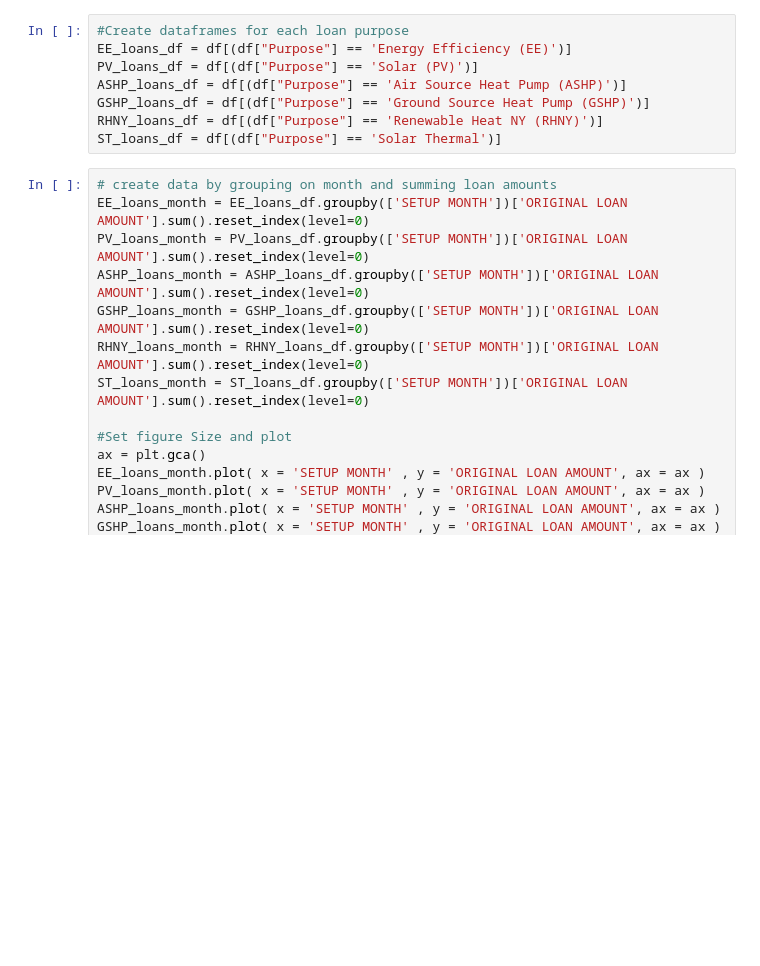
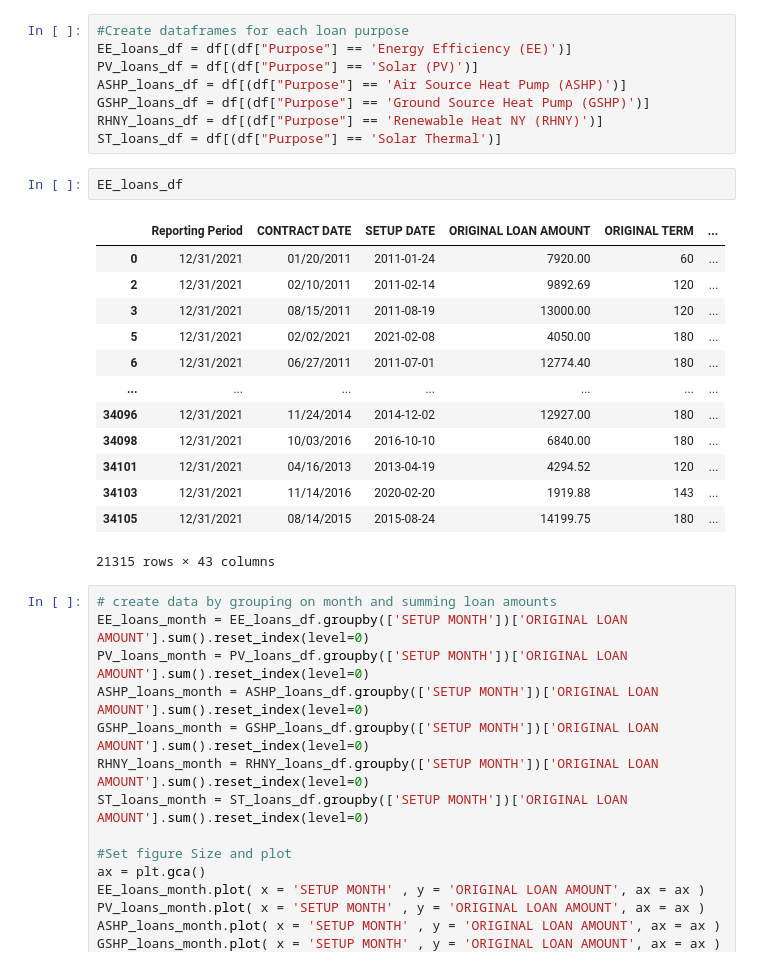
Before and after one commit to jlixander/GJGNY_Analysis, a Jupyter notebook: GJGNY_Analysis.ipynb, the cells around one changed output. Saved outputs shown, nothing was run; the diff lists cells and outputs as text; blank space fills up the shorter version.

```diff
--- a/GJGNY_Analysis.ipynb
+++ b/GJGNY_Analysis.ipynb
@@ -109,6 +109,22 @@ ASHP_loans_df = df[(df["Purpose"] == 'Air Source Heat Pump (ASHP)')]
 GSHP_loans_df = df[(df["Purpose"] == 'Ground Source Heat Pump (GSHP)')]
 RHNY_loans_df = df[(df["Purpose"] == 'Renewable Heat NY (RHNY)')]
 ST_loans_df = df[(df["Purpose"] == 'Solar Thermal')]
+# %%
+EE_loans_df
+# %% [output]
+|  | Reporting Period | CONTRACT DATE | SETUP DATE | ORIGINAL LOAN AMOUNT | ORIGINAL TERM | ... |
+| 0 | 12/31/2021 | 01/20/2011 | 2011-01-24 | 7920.00 | 60 | ... |
+| 2 | 12/31/2021 | 02/10/2011 | 2011-02-14 | 9892.69 | 120 | ... |
+| 3 | 12/31/2021 | 08/15/2011 | 2011-08-19 | 13000.00 | 120 | ... |
+| 5 | 12/31/2021 | 02/02/2021 | 2021-02-08 | 4050.00 | 180 | ... |
+| 6 | 12/31/2021 | 06/27/2011 | 2011-07-01 | 12774.40 | 180 | ... |
+| ... | ... | ... | ... | ... | ... | ... |
+| 34096 | 12/31/2021 | 11/24/2014 | 2014-12-02 | 12927.00 | 180 | ... |
+| 34098 | 12/31/2021 | 10/03/2016 | 2016-10-10 | 6840.00 | 180 | ... |
+| 34101 | 12/31/2021 | 04/16/2013 | 2013-04-19 | 4294.52 | 120 | ... |
+| 34103 | 12/31/2021 | 11/14/2016 | 2020-02-20 | 1919.88 | 143 | ... |
+| 34105 | 12/31/2021 | 08/14/2015 | 2015-08-24 | 14199.75 | 180 | ... |
+21315 rows × 43 columns
 # %%
 # create data by grouping on month and summing loan amounts
 EE_loans_month = EE_loans_df.groupby(['SETUP MONTH'])['ORIGINAL LOAN AMOUNT'].sum().reset_index(level=0)
```
Also changed, not shown: parts of 8 cells of this notebook.
